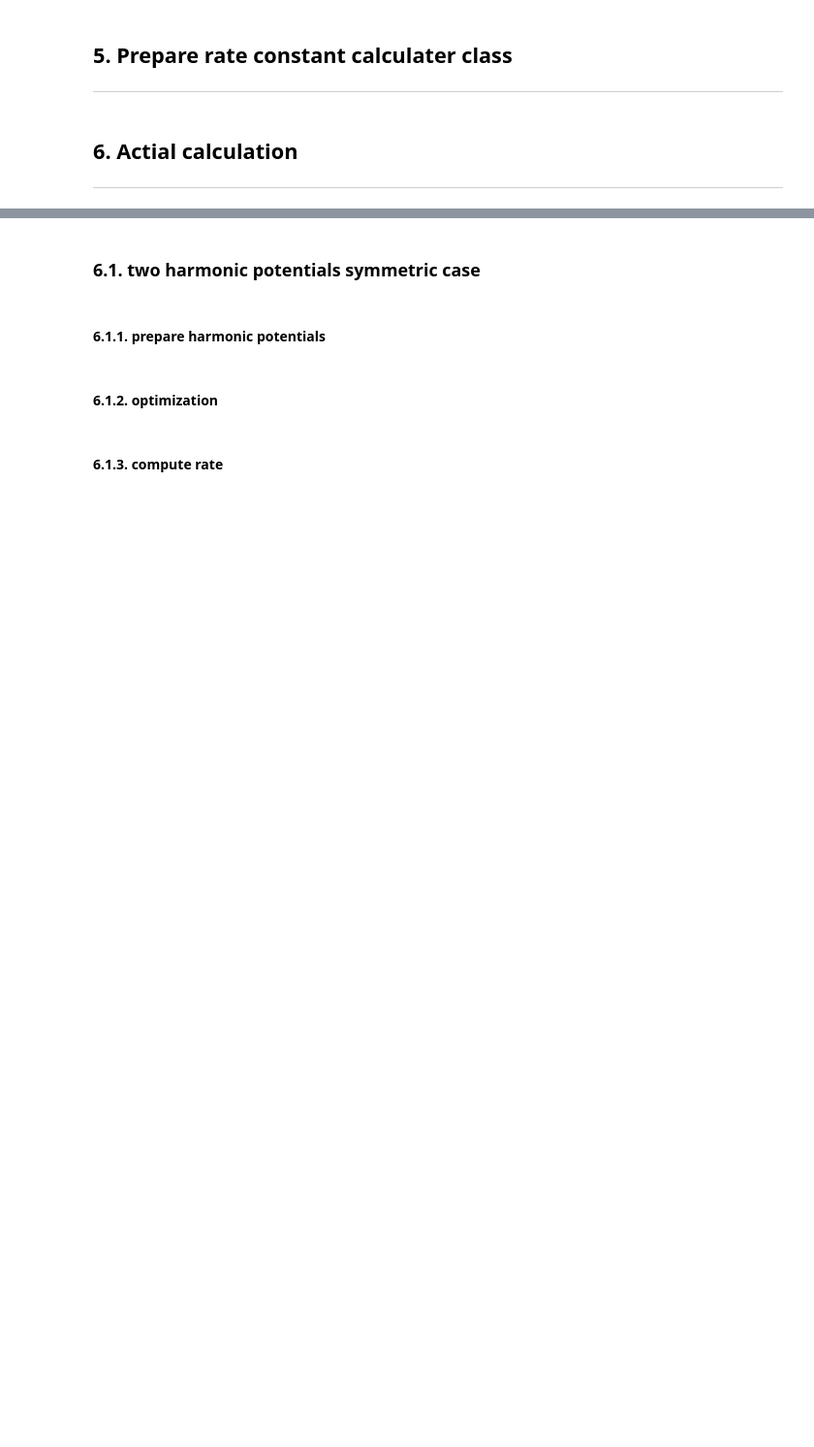
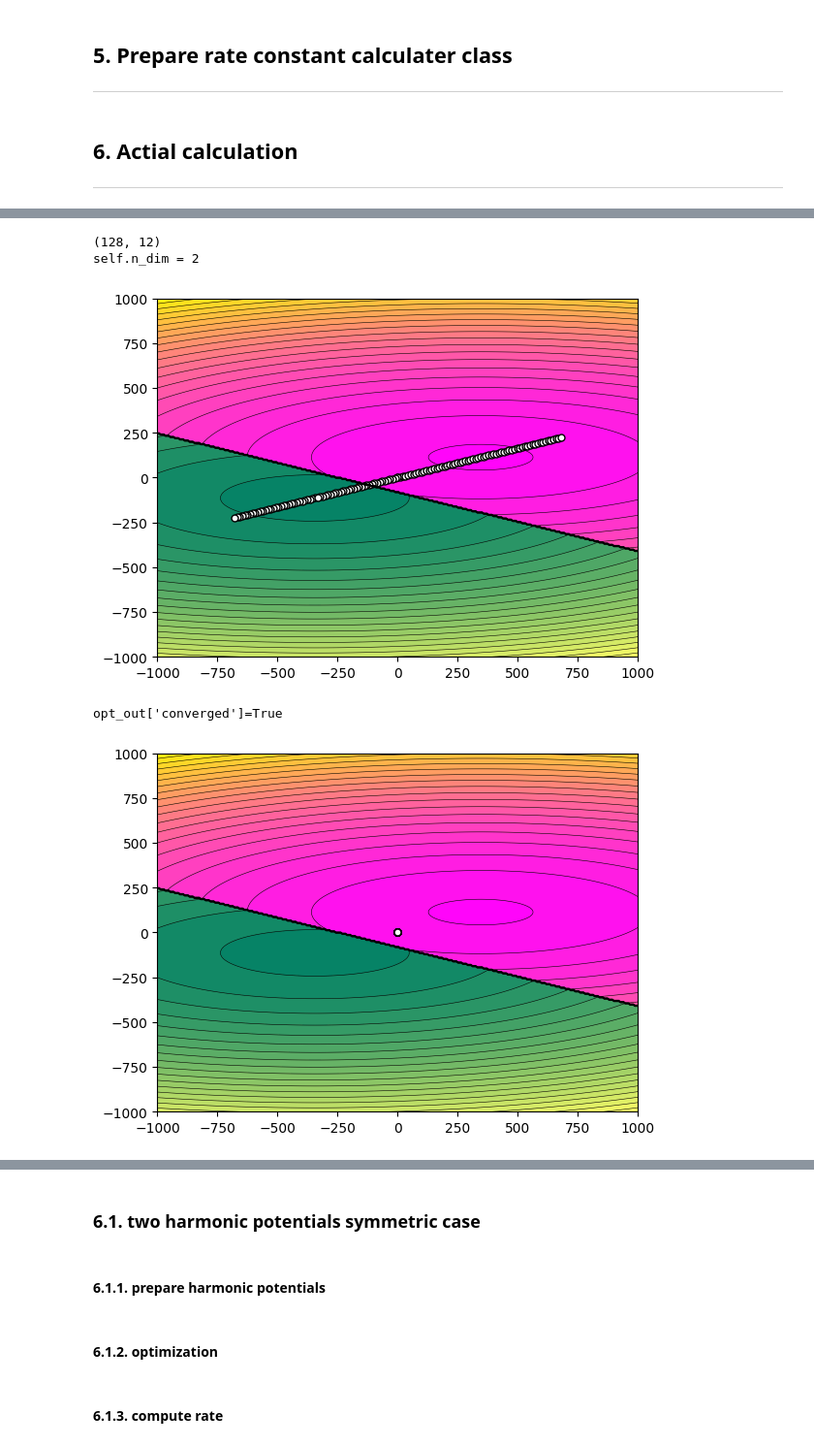
Before and after one commit to miyokawa1211/Introduction2Instanton, a Jupyter notebook: tito/golden_rule_instanton.ipynb, the cells around one changed output, grey strips where cells are left out. Shown at 97% size. Drawn from its saved outputs; the diff is of its cells as text; code cells hidden in the pictures; blank space fills up the shorter version.

```diff
--- a/tito/golden_rule_instanton.ipynb
+++ b/tito/golden_rule_instanton.ipynb
@@ -646,0 +956,46 @@ self.n_dim = 2
+# %%
+## prepare beta in atomic unit
+temper_K = 300
+beta_au = 1/((temper_K*KB_SI)*Joule/Hartree)
+
+## prepare initial rings in au(Bohr me^0.5)
+N = 128
+N0 = N // 2
+N1 = N - N0
+
+delta_x = potentials[1].x0 - potentials[0].x0
+xs_0 = [  delta_x*i/N0 for i in range(N0) ]
+xs_1 = [ -delta_x*i/N1 for i in range(N1) ]
+xs = np.concatenate([xs_0,xs_1])
+xs = np.roll(xs,N//4,axis=0)
+print(xs.shape)
+
+pesvisualizer = PESVisualizer(potentials=potentials,lims=[[-1000,1000],[-1000,1000]], vecs = np.eye(n_dim)[(0,1),:],n_grid=300)
+#pesvisualizer = PESVisualizer(potentials=potentials,lims=[[-1,1],[-1,1]], vecs = np.eye(n_dim)[(0,1),:],n_grid=300)
+pesvisualizer.plot(xs)
+# PESVisualizer(potentials=potentials,lims=[[-3000,3000],[-3000,3000]],
+              # vecs = [delta_x/np.linalg.norm(delta_x), np.eye(n_dim)[3]],
+              # n_grid=300).plot(xs)
+
+ring_pot = RingPolymerPotential(potentials=potentials, beta=beta_au,N0=N0, N1=N1)
+
+opt_out = Optimizer().optimize(potential=ring_pot, x0 = xs, method="sd", options={"dx":1, "max_step":50000})
+
+print(f"{opt_out['converged']=}")
+pesvisualizer.plot(opt_out["x"])
+
+for N0 in np.arange(2,N,2) :
+
+    N1 = N - N0
+    _xs = np.roll(xs,N0-N1,axis=0)
+
+    ring_pot = RingPolymerPotential(potentials=potentials, beta=beta_au,N0=N0, N1=N1)
+    opt_out = Optimizer().optimize(potential=ring_pot, x0 = _xs, method="sd", options={"dx":1, "max_step":50000})
+
+    print(f"{N0=:2d},{N1=:2d},{ring_pot.energy(opt_out['x'])=:20.12f}")
+# %% [output]
+(128, 12)
+self.n_dim = 2
+[figure, added]
+opt_out['converged']=True
+[figure, added]
```
Also changed, not shown: parts of 24 cells of this notebook.
